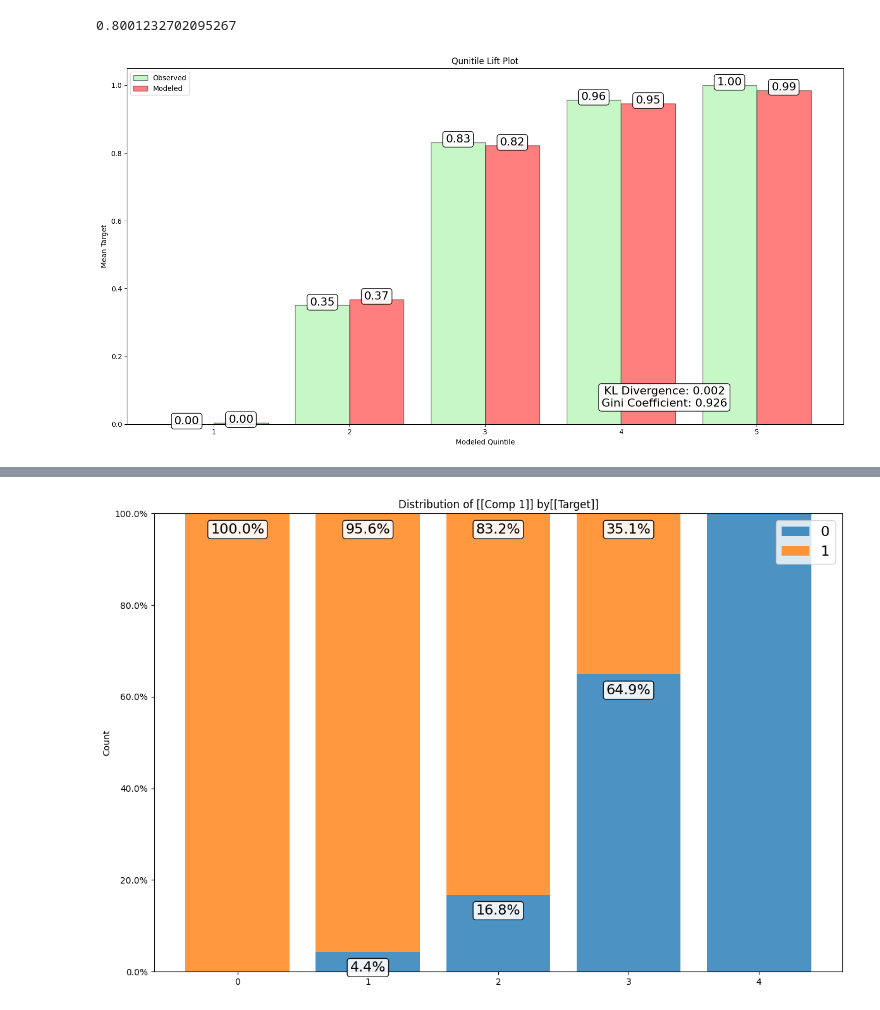
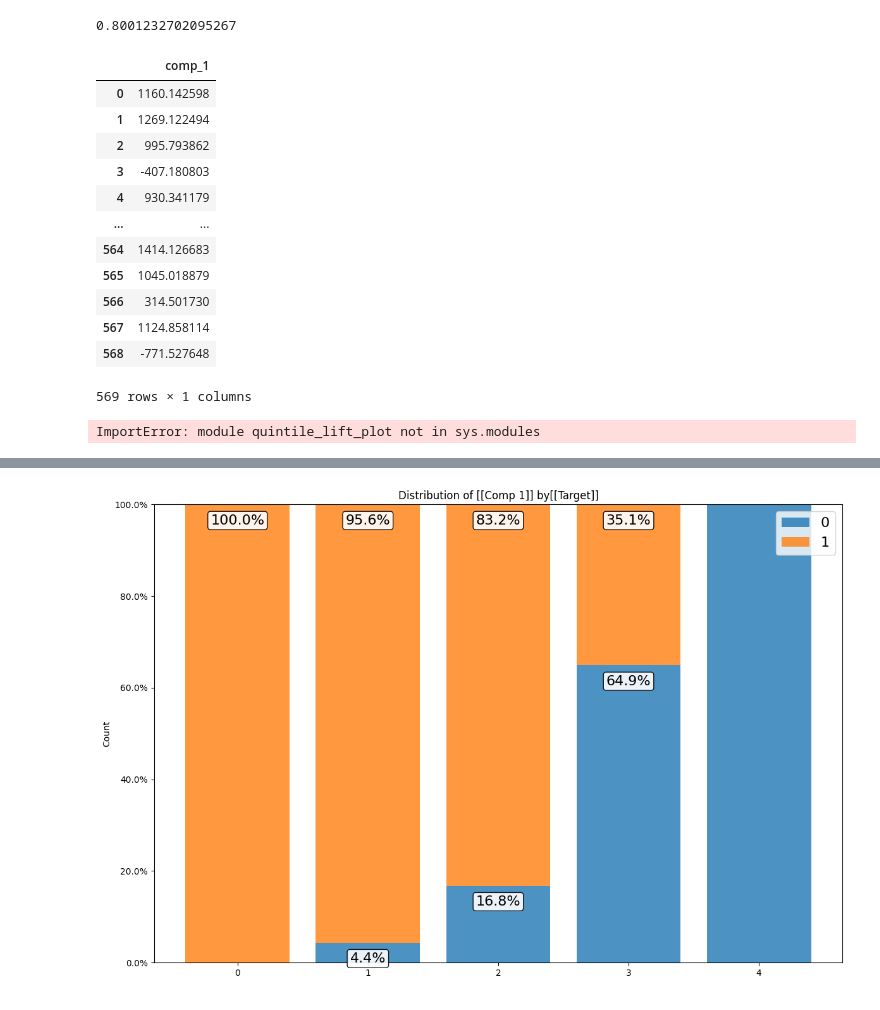
Before and after one commit to predictables/predictables, a Jupyter notebook: dev_univariate.ipynb, the cells around one changed output, grey strips where cells are left out. Drawn from its saved outputs; the diff is of its cells as text; code cells hidden in the pictures.

```diff
--- a/dev_univariate.ipynb
+++ b/dev_univariate.ipynb
@@ -160,14 +160,32 @@ m.recall_train
 m.mcc_train
 # %% [output]
 0.8001232702095267
+# %%
+m.X_train
+# %% [output]
+|  | comp_1 |
+| 0 | 1160.142598 |
+| 1 | 1269.122494 |
+| 2 | 995.793862 |
+| 3 | -407.180803 |
+| 4 | 930.341179 |
+| ... | ... |
+| 564 | 1414.126683 |
+| 565 | 1045.018879 |
+| 566 | 314.501730 |
+| 567 | 1124.858114 |
+| 568 | -771.527648 |
+569 rows × 1 columns
 # %%
-from predictables.univariate.src.plots.quintile_lift_plot import quintile_lift_plot
-import matplotlib.pyplot as plt
+from predictables.univariate.src.plots import quintile_lift_plot as qlp
+# from importlib import reload
+# reload(qlp)
 
-ax = quintile_lift_plot(m.X_train.iloc[:, 0], m.y_train, m.yhat_train, "matplotlib")
+
+ax = qlp.quintile_lift_plot(m.X_train.iloc[:, 0], m.y_train, m.yhat_train, backend="matplotlib")
 plt.show()
 # %% [output]
-[figure, removed]
+ImportError: module quintile_lift_plot not in sys.modules
 # %%
 feature = m.X_train.iloc[:, 0]
 target = m.y_train
```
Also changed, not shown: parts of 12 cells of this notebook, 20 other files.
